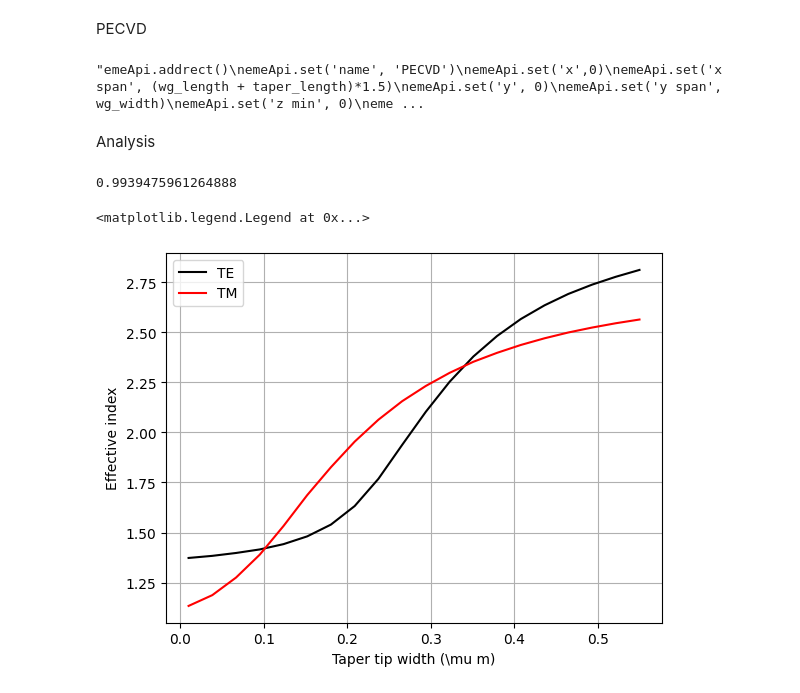
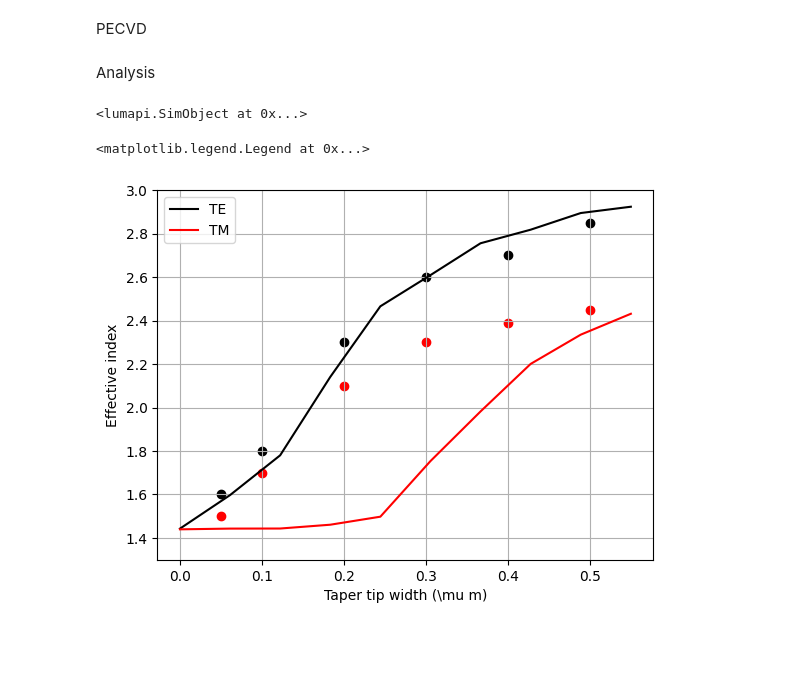
Before and after one commit to Lucivaldo1/Efficient-tapers, a Jupyter notebook: linear inverse taper.ipynb, the cells around one changed output. Cells and saved outputs as stored; diff of their text form; code cells hidden in the pictures; blank space fills up the shorter version.

```diff
--- a/linear inverse taper.ipynb
+++ b/linear inverse taper.ipynb
@@ -24,7 +25,7 @@ Device parameters
 taper_length      = 300*um
 taper_larger_tip  = 0.55*um
 taper_smaller_tip = 0.1*um
-taper_tip_sweep = np.linspace(0.01*um, 0.55*um,20)
+taper_tip_sweep = np.linspace(0, 0.55*um,10)
 
 #wire waveguide
 wg_length = 100*um
@@ -58,0 +67,2 @@ emeApi.set('z', height/2)
+# %%
+emeApi.addpoly()
@@ -71,25 +94,18 @@ emeApi.set('material', materialSi)
 # %% [markdown]
 PECVD
 # %%
-'''emeApi.addrect()
-emeApi.set('name', 'PECVD')
-emeApi.set('x',0)
-emeApi.set('x span', (wg_length + taper_length)*1.5)
+emeApi.addrect()
+emeApi.set('name', 'buried oxide layer')
+emeApi.set('x', (taper_length+wg_length)/2)
+emeApi.set('x span', wg_length + taper_length)
 emeApi.set('y', 0)
 emeApi.set('y span', wg_width)
-emeApi.set('z min', 0)
-emeApi.set('z max', 0.5*um)
-emeApi.set('material', materialClad)'''
+emeApi.set('z', -(1*um))
+emeApi.set('z span', 2*um)
+emeApi.set('material', materialClad)
-# %% [output]
-"emeApi.addrect()\nemeApi.set('name', 'PECVD')\nemeApi.set('x',0)\nemeApi.set('x span', (wg_length + taper_length)*1.5)\nemeApi.set('y', 0)\nemeApi.set('y span', wg_width)\nemeApi.set('z min', 0)\neme ...
 # %% [markdown]
 Analysis
 # %%
 emeApi.addfde()
-emeApi.set('solver type', '2D X normal')
-emeApi.set('x', -taper_length/2)
-#emeApi.set('x span', wg_length+taper_length*1.5)
-emeApi.set('y', 0)
-emeApi.set('y span', wg_width*1.5)
-emeApi.set('z', 0)
-emeApi.set('background material', materialClad)
+# %% [output]
+<lumapi.SimObject at 0x...>
@@ -99,34 +124,30 @@ neff_TM_mode = []
 #TE
 for i in range(len(taper_tip_sweep)):
     emeApi.switchtolayout()
-    emeApi.setnamed('linear_taper','width_l', taper_tip_sweep[i])
+    emeApi.select('taper')
+    y0 = taper_tip_sweep[i]/2
+    equation = y0 + alpha * (y1-y0)
+    upper = np.column_stack((x,equation))
+    lower = np.column_stack((x[::-1], -equation[::-1]))
+    taper = np.vstack((upper, lower))
+    emeApi.set('vertices', taper)
     emeApi.run()
     emeApi.findmodes()
-    neff_mode1 = emeApi.real(emeApi.getdata('mode1', 'TE polarization fraction'))
-    neff_mode2 = emeApi.real(emeApi.getdata('mode2', 'TE polarization fraction'))
-    if neff_mode1 > 0.5:
-        neff_TE_mode.append(emeApi.real(emeApi.getdata('mode1', 'neff')))
-    elif neff_mode1 < 0.5:
-        neff_TM_mode.append(emeApi.real(emeApi.getdata('mode1', 'neff')))
-
-    if neff_mode2 > 0.5:
-        neff_TE_mode.append(emeApi.real(emeApi.getdata('mode2', 'neff')))
-    elif neff_mode2 < 0.5:
-        neff_TM_mode.append(emeApi.real(emeApi.getdata('mode2', 'neff')))
+    neff_TE_mode.append(emeApi.real(emeApi.getdata('mode1', 'neff')))
+    neff_TM_mode.append(emeApi.real(emeApi.getdata('mode2', 'neff')))
-# %%
-print(emeApi.real(emeApi.getdata('mode1', 'TE polarization fraction')))
-# %% [output]
-0.9939475961264888
 # %%
+plt.scatter(x=[0.05,0.1,0.2,0.3,0.4,0.5], y=[1.5,1.7,2.1,2.3,2.39,2.45], color='red')
+plt.scatter(x=[0.05,0.1,0.2,0.3,0.4,0.5], y=[1.6,1.8,2.3,2.6,2.7,2.85], color='black')
 plt.plot(taper_tip_sweep/um,neff_TE_mode, color='black', label='TE')
 plt.plot(taper_tip_sweep/um,neff_TM_mode, color='red', label='TM')
 plt.xlabel('Taper tip width (\mu m)')
 plt.ylabel('Effective index')
+plt.ylim(1.3,3)
 plt.grid()
 plt.legend()
 # %% [output]
 <matplotlib.legend.Legend at 0x...>
-[figure, old version]
+[figure, new version]
 # %%
 neff_interpol = interpolate.interp1d(taper_tip_sweep, neff_TE_mode)
 neff_interpolSmooth = interpolate.UnivariateSpline(taper_tip_sweep, neff_TE_mode)
```
Also changed, not shown: parts of 9 cells of this notebook.
